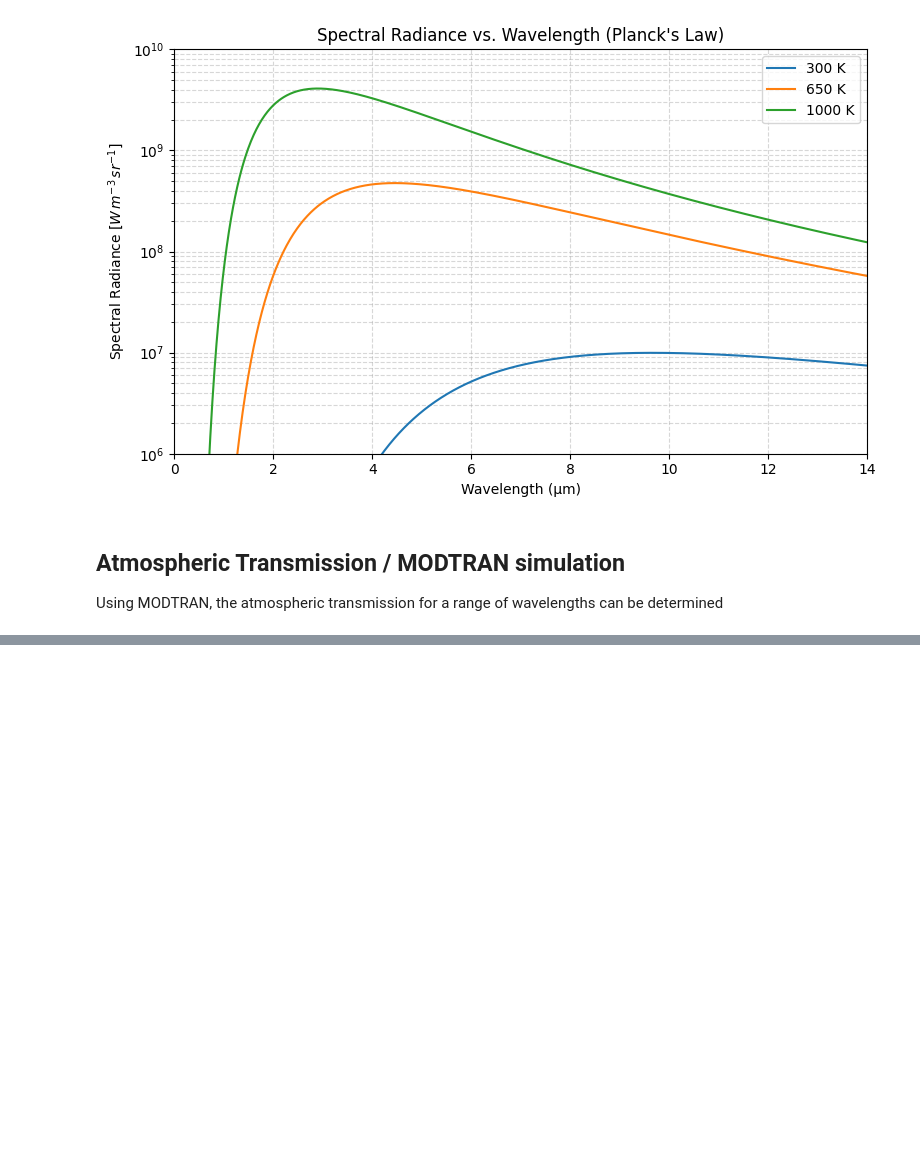
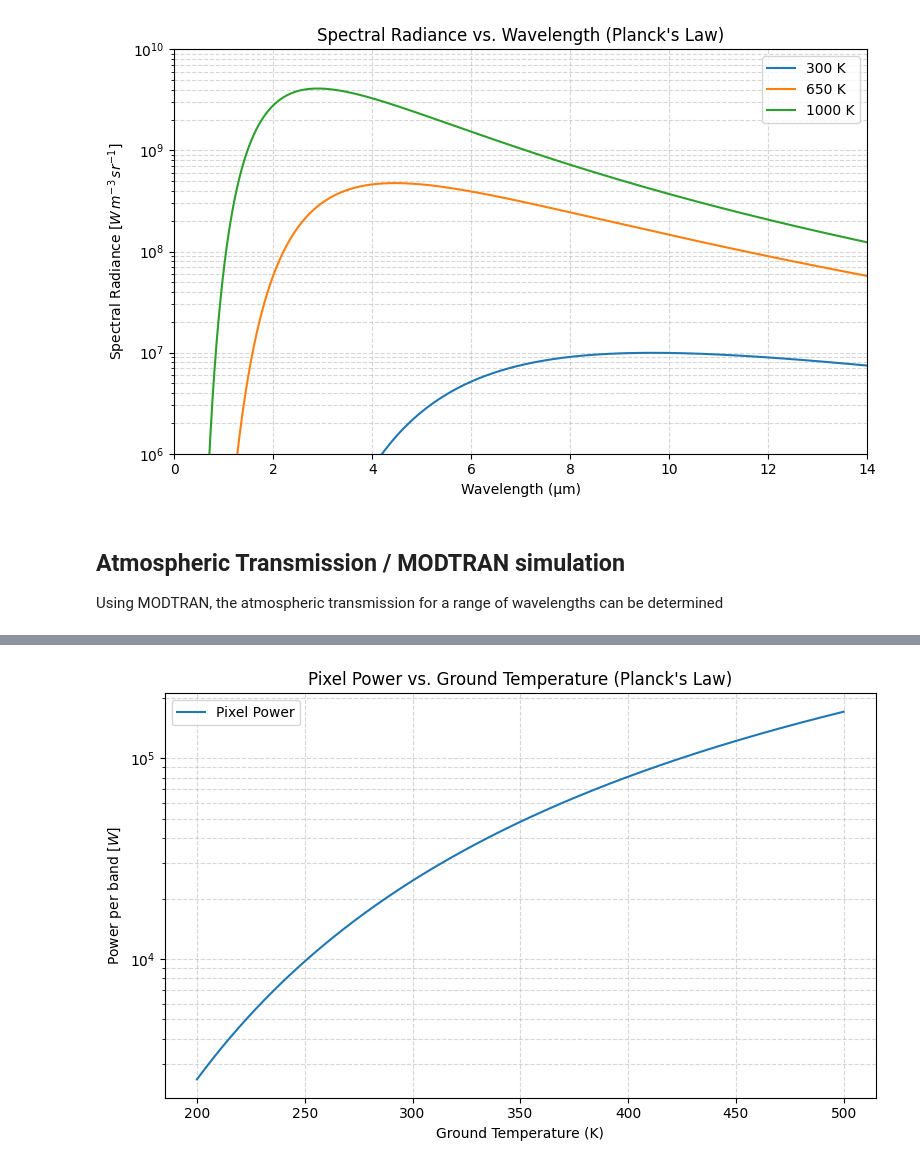
Before and after one commit to Azmi0205/Studienarbeit, a Jupyter notebook: BosonPlusSim.ipynb, the cells around one changed output, grey strips where cells are left out. Cells and saved outputs as stored; diff of their text form; code cells hidden in the pictures; blank space fills up the shorter version.

```diff
--- a/BosonPlusSim.ipynb
+++ b/BosonPlusSim.ipynb
@@ -119,0 +224,22 @@ When two numbers - Pixel count: left for 320x256 / right for 640x512
+# %%
+temperatures = np.linspace(200, 500, 500);
+
+total_powers = []
+for T in temperatures:
+    _, total_power = generic_band_power(band_edges, tau_atm, T, fixed_factors, other_factors, False, n_samples);
+    total_powers.append(total_power);
+
+plt.figure(figsize=(8, 5))
+plt.plot(temperatures, total_powers, label="Pixel Power")  # x: temperature, y: power
+
+plt.xlabel("Ground Temperature (K)")  # Correct x-axis label
+plt.ylabel(r"Power per band $[W]$")
+plt.title("Pixel Power vs. Ground Temperature (Planck's Law)")
+plt.yscale('log')
+
+plt.legend()
+plt.grid(True, which='both', linestyle='--', alpha=0.5)
+plt.tight_layout()
+plt.show()
+# %% [output]
+[figure, added]
```
Also changed, not shown: parts of 10 cells of this notebook.
